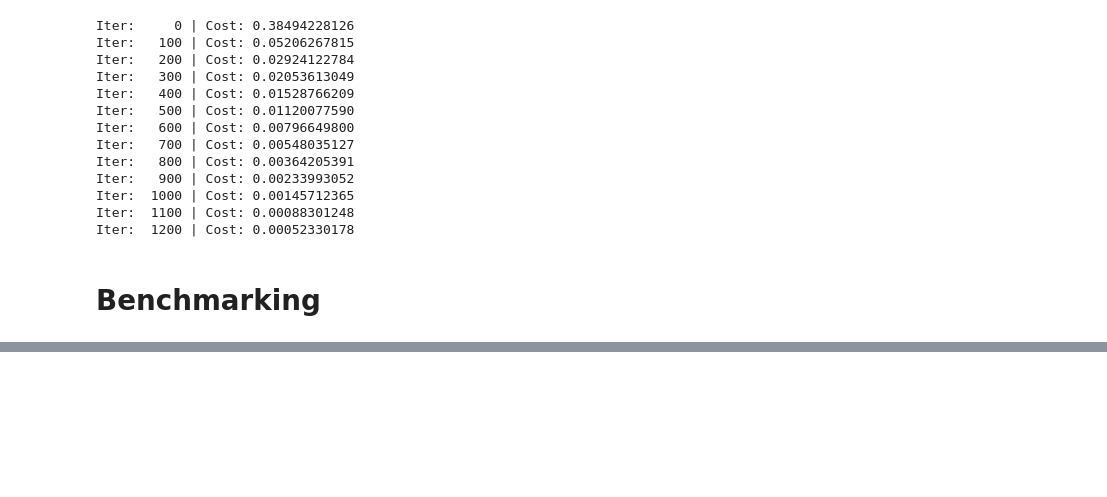
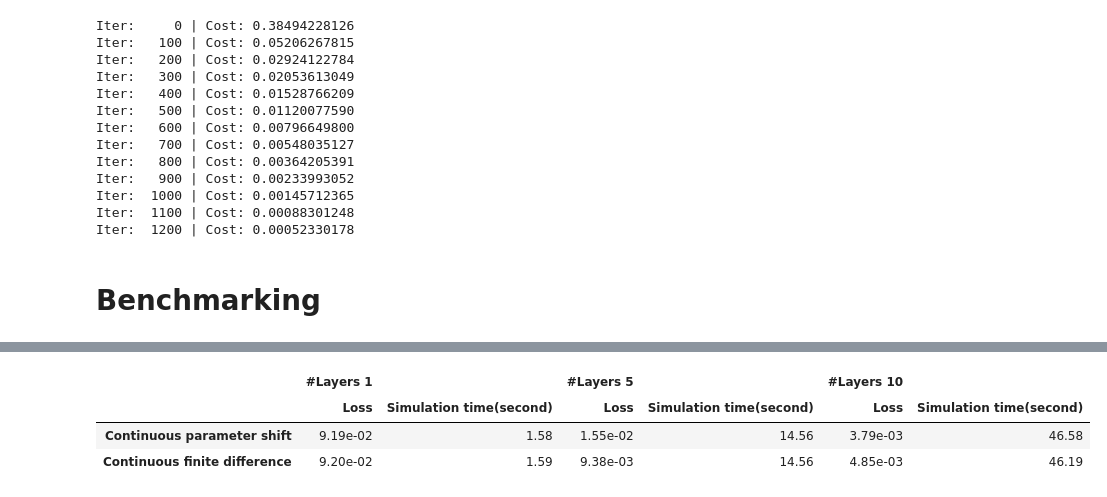
Before and after one commit to BankNatchapol/Comparison-of-Quantum-Gradient, a Jupyter notebook: discrete_vs_continuous/gradient_comparison.ipynb, the cells around one changed output, grey strips where cells are left out. Saved outputs shown, nothing was run; the diff lists cells and outputs as text; code cells hidden in the pictures; blank space fills up the shorter version.

```diff
--- a/discrete_vs_continuous/gradient_comparison.ipynb
+++ b/discrete_vs_continuous/gradient_comparison.ipynb
@@ -1206,0 +1235,22 @@ df.round(2)
+# %%
+#@title
+rows = ['Continuous parameter shift',
+        'Continuous finite difference']
+columns_g = ["#Layers 1", "#Layers 5", "#Layers 10"]
+columns_s = ["Loss", "Simulation time(second)"]
+df = pd.DataFrame([[loss_plot_cv_ni[0],parameter_shift_cv_time[0],loss_plot_cv_ni[4],parameter_shift_cv_time[4],loss_plot_cv_ni[9],parameter_shift_cv_time[9]],
+                   [loss_plot_cv_fd_ni[0],finite_cv_time[0],loss_plot_cv_fd_ni[4],finite_cv_time[4],loss_plot_cv_fd_ni[9],finite_cv_time[9]]])
+
+col_ix = pd.MultiIndex.from_product([columns_g, columns_s])
+row_ix = pd.MultiIndex.from_product([rows])
+df = df.set_index(row_ix)
+df.columns = col_ix
+df[( '#Layers 1','Loss')] = df[( '#Layers 1','Loss')].map('{:.2e}'.format)
+df[( '#Layers 5','Loss')] = df[( '#Layers 5','Loss')].map('{:.2e}'.format)
+df[( '#Layers 10','Loss')] = df[( '#Layers 10','Loss')].map('{:.2e}'.format)
+df.round(2)
+# %% [output]
+|  | #Layers 1 |  | #Layers 5 |  | #Layers 10 |  |
+|  | Loss | Simulation time(second) | Loss | Simulation time(second) | Loss | Simulation time(second) |
+| Continuous parameter shift | 9.19e-02 | 1.58 | 1.55e-02 | 14.56 | 3.79e-03 | 46.58 |
+| Continuous finite difference | 9.20e-02 | 1.59 | 9.38e-03 | 14.56 | 4.85e-03 | 46.19 |
```
Also changed, not shown: parts of 11 cells of this notebook.
